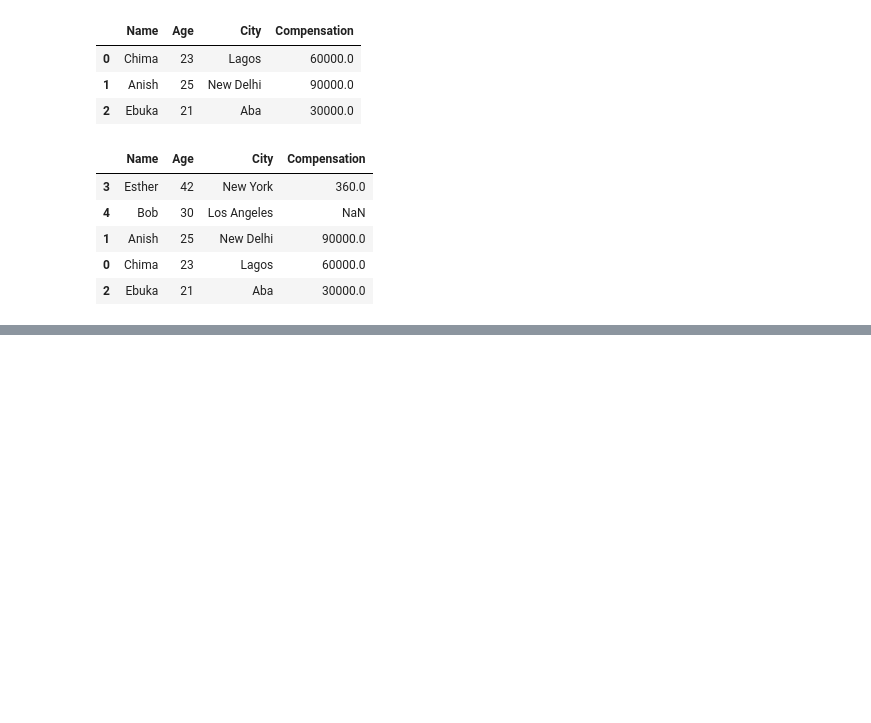
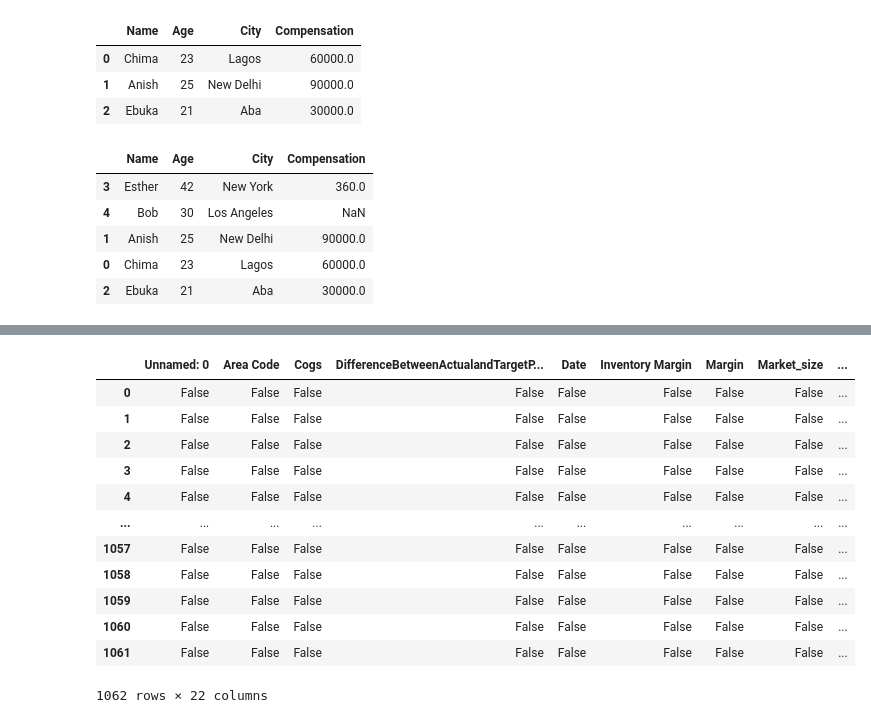
Before and after one commit to Chimmz/tutort-data-sci-ml, a Jupyter notebook: pandas/lecture.ipynb, the cells around one changed output, grey strips where cells are left out. Cells and saved outputs as stored; diff of their text form; code cells hidden in the pictures; blank space fills up the shorter version.

```diff
--- a/pandas/lecture.ipynb
+++ b/pandas/lecture.ipynb
@@ -287,0 +285,4 @@ city_groups.max('Age')
+# %%
+coffee_sales = pd.read_csv('coffee_sales.csv')
+# coffee_sales.head(7)
+coffee_sales.tail()
@@ -287,0 +331,18 @@ city_groups.max('Age')
+# %%
+# Check for null values
+
+coffee_sales.isnull()
+# %% [output]
+|  | Unnamed: 0 | Area Code | Cogs | DifferenceBetweenActualandTargetP... | Date | Inventory Margin | Margin | Market_size | ... |
+| 0 | False | False | False | False | False | False | False | False | ... |
+| 1 | False | False | False | False | False | False | False | False | ... |
+| 2 | False | False | False | False | False | False | False | False | ... |
+| 3 | False | False | False | False | False | False | False | False | ... |
+| 4 | False | False | False | False | False | False | False | False | ... |
+| ... | ... | ... | ... | ... | ... | ... | ... | ... | ... |
+| 1057 | False | False | False | False | False | False | False | False | ... |
+| 1058 | False | False | False | False | False | False | False | False | ... |
+| 1059 | False | False | False | False | False | False | False | False | ... |
+| 1060 | False | False | False | False | False | False | False | False | ... |
+| 1061 | False | False | False | False | False | False | False | False | ... |
+1062 rows × 22 columns
```
Also changed, not shown: parts of 15 cells of this notebook, 1 other file.
